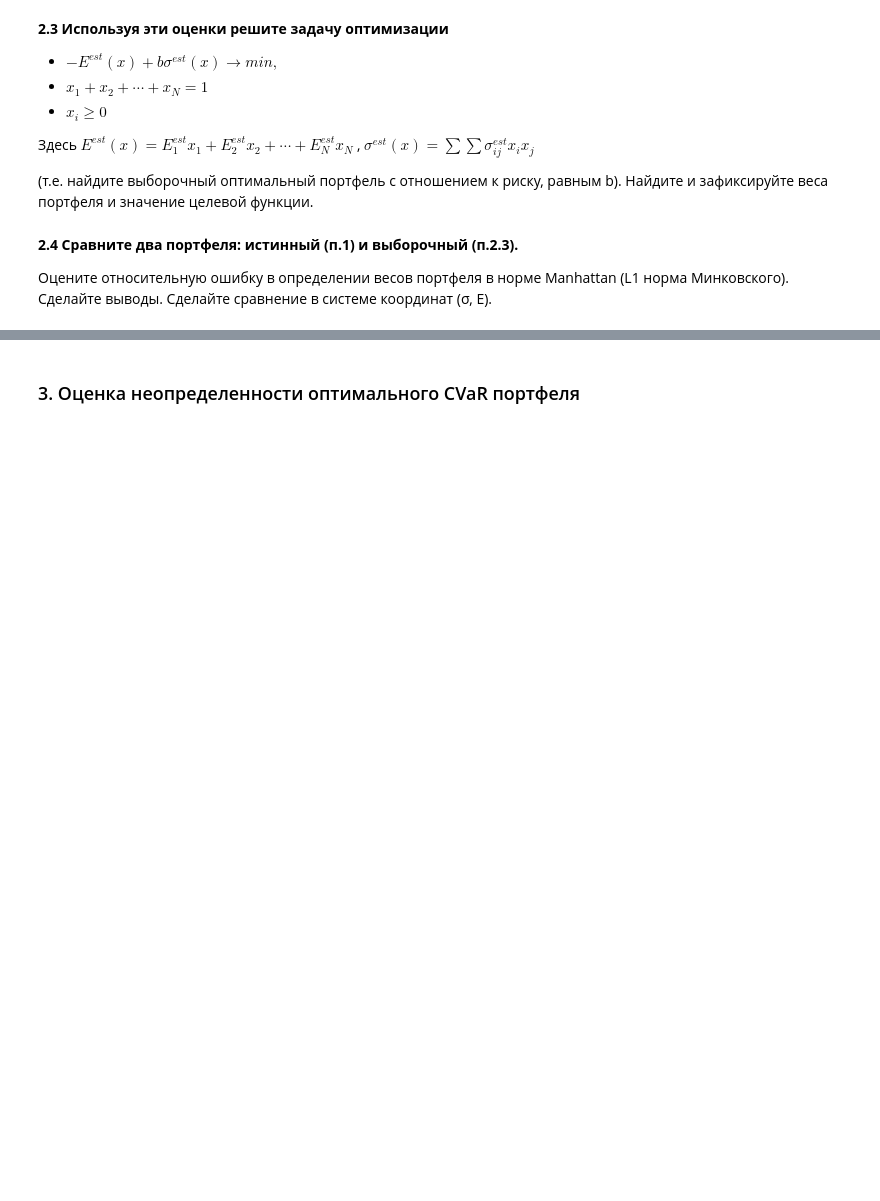
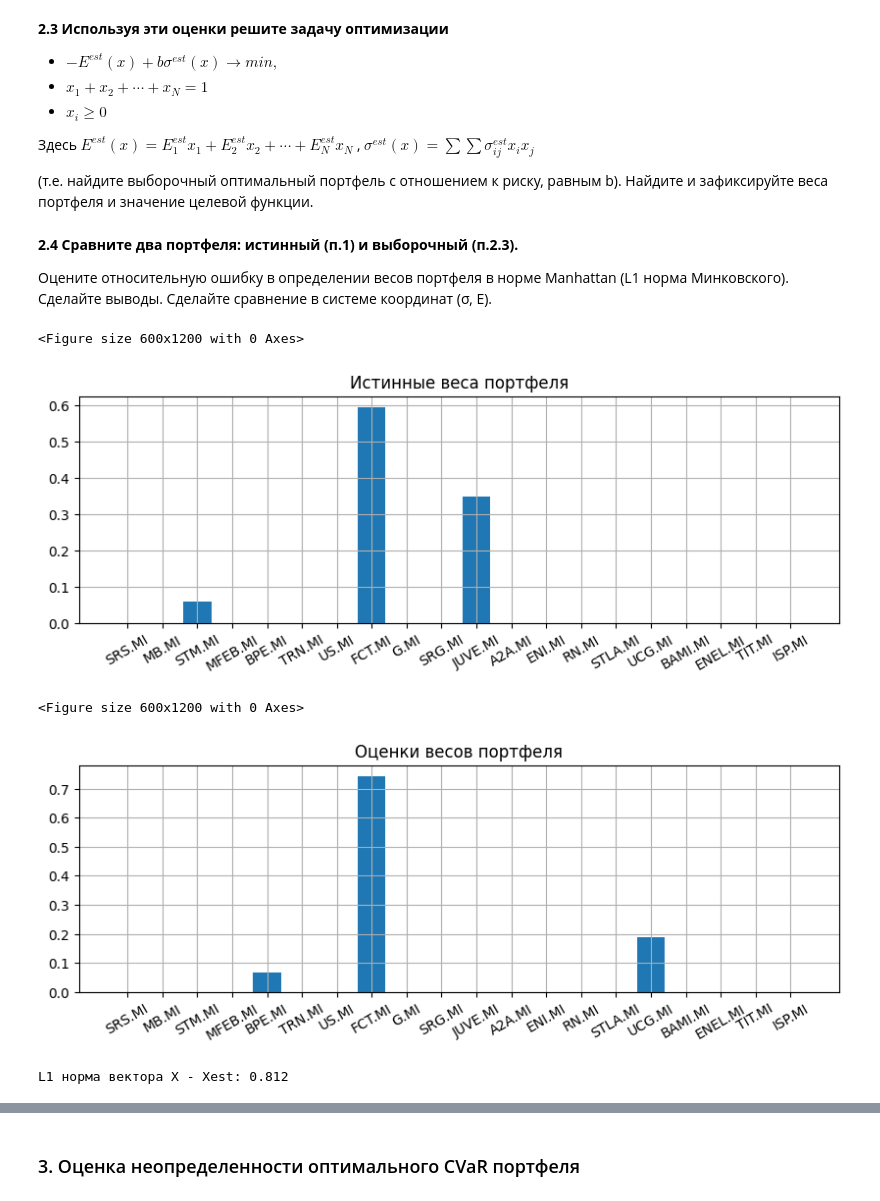
Before and after one commit to LevBugrov/financial-transaction-models, a Jupyter notebook: lab3.ipynb, the cells around one changed output, grey strips where cells are left out. Saved outputs shown, nothing was run; the diff lists cells and outputs as text; code cells hidden in the pictures; blank space fills up the shorter version.

```diff
--- a/lab3.ipynb
+++ b/lab3.ipynb
@@ -184,3 +164,7 @@ r_matrix_gen.shape
 (30, 20)
 # %% [markdown]
 **2.2. По построенной выборке сделайте оценку $E^{est}$ вектора математических ожиданий и оценку $ \sigma ^{est}$ матрицы ковариаций.**
+# %%
+E_est = np.mean(r_matrix_gen, axis=0)
+cov_matrix_est = np.cov(r_matrix_gen.T)
+E_est.shape, cov_matrix_est.shape
@@ -194,7 +194,21 @@ r_matrix_gen.shape
 Здесь $E^{est}(x)= E^{est}_1 x_1+E^{est}_2 x_2+\cdots+E^{est}_N x_N$ , $ \sigma^{est} (x)= \sum \sum σ^{est}_{ij} x_ix_j$
 
 (т.е. найдите выборочный оптимальный портфель с отношением к риску, равным b). Найдите и зафиксируйте веса портфеля и значение целевой функции.
+# %%
+X_est = optimize_portfolio(E_est, cov_matrix_est, b, bounds=((0, 1),))
 # %% [markdown]
 **2.4 Сравните два портфеля: истинный (п.1) и выборочный (п.2.3).**
 
 Оцените относительную ошибку в определении весов портфеля в норме Manhattan (L1 норма Минковского). Сделайте выводы. Сделайте сравнение в системе координат (σ, E).
+# %%
+plot_weights_histogram(X, ticker_list_20, "Истинные веса портфеля")
+plot_weights_histogram(X_est, ticker_list_20, "Оценки весов портфеля")
+# %% [output]
+<Figure size 600x1200 with 0 Axes>
+[figure, added]
+<Figure size 600x1200 with 0 Axes>
+[figure, added]
+# %%
+print('L1 норма вектора X - Xest:', np.around(np.linalg.norm(X - X_est, ord=1), 3))
+# %% [output]
+L1 норма вектора X - Xest: 0.812
```
Also changed, not shown: parts of 33 cells of this notebook, 1 other file.
